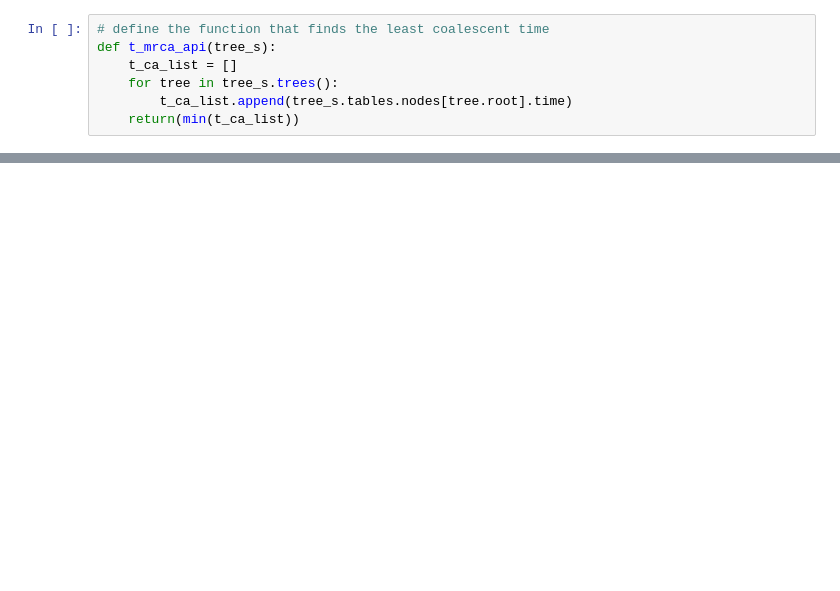
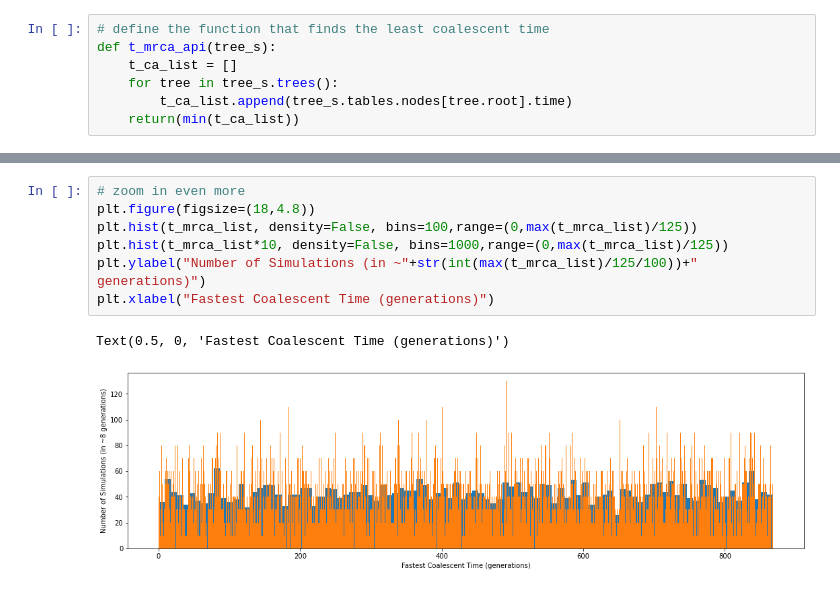
Before and after one commit to zhaoz0314/2-mrca, a Jupyter notebook: 2mrca.ipynb, the cells around one changed output, grey strips where cells are left out. Cells and saved outputs as stored; diff of their text form; blank space fills up the shorter version.

```diff
--- a/2mrca.ipynb
+++ b/2mrca.ipynb
@@ -56,0 +75,10 @@ print(t_mrca_list)
+# %%
+# zoom in even more
+plt.figure(figsize=(18,4.8))
+plt.hist(t_mrca_list, density=False, bins=100,range=(0,max(t_mrca_list)/125))
+plt.hist(t_mrca_list*10, density=False, bins=1000,range=(0,max(t_mrca_list)/125))
+plt.ylabel("Number of Simulations (in ~"+str(int(max(t_mrca_list)/125/100))+" generations)")
+plt.xlabel("Fastest Coalescent Time (generations)")
+# %% [output]
+Text(0.5, 0, 'Fastest Coalescent Time (generations)')
+[figure, added]
```
Also changed, not shown: parts of 12 cells of this notebook, 2 other files.
